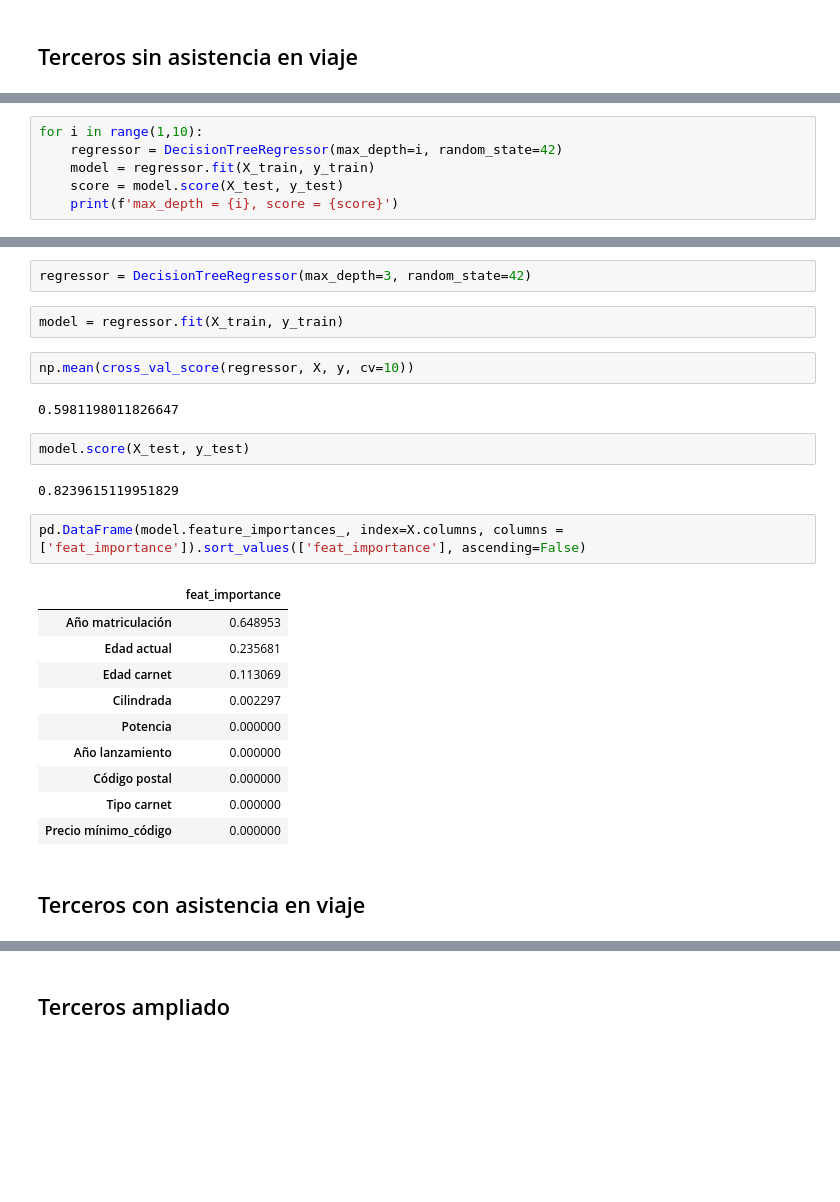
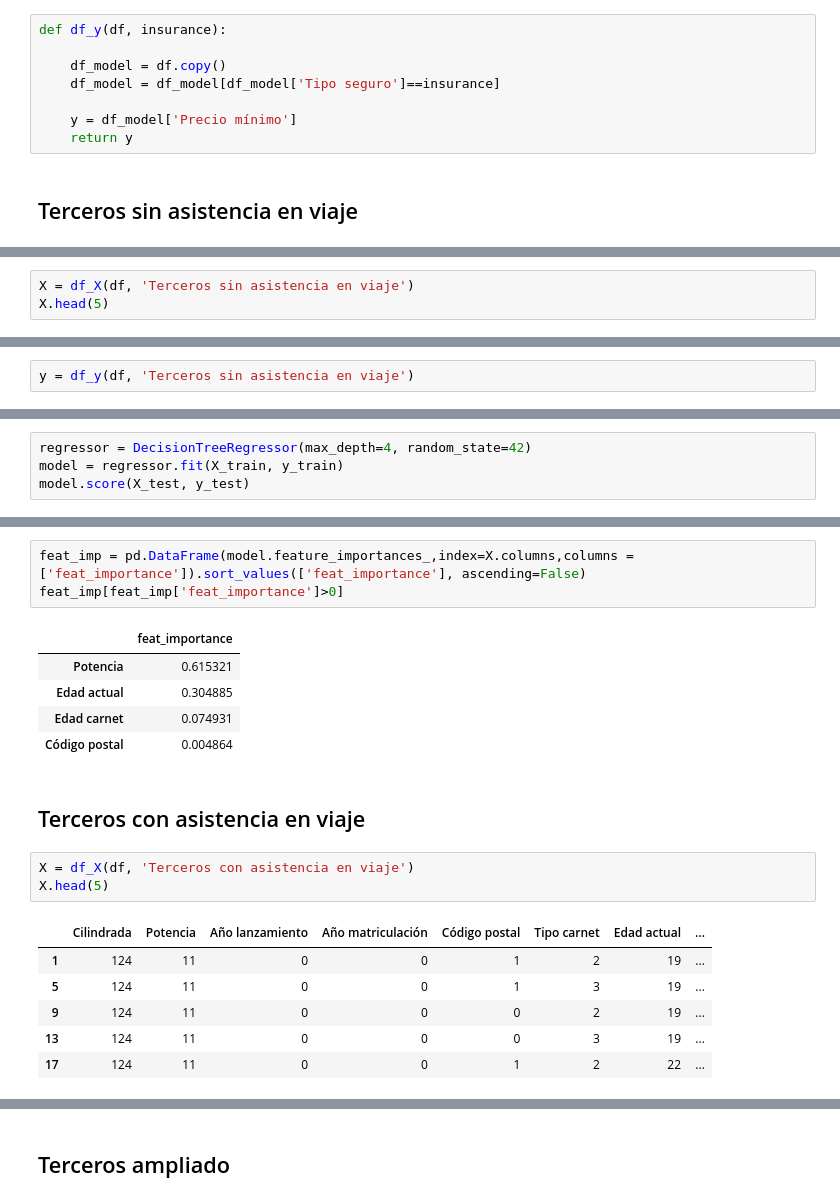
Before and after one commit to xabstep/motorbike_insurance, a Jupyter notebook: notebooks/insurance_model.ipynb, the cells around one changed output, grey strips where cells are left out. Saved outputs shown, nothing was run; the diff lists cells and outputs as text; blank space fills up the shorter version.

```diff
--- a/notebooks/insurance_model.ipynb
+++ b/notebooks/insurance_model.ipynb
@@ -263,2 +237,10 @@ memory usage: 133.2+ KB
+# %%
+def df_y(df, insurance):
+
+    df_model = df.copy()
+    df_model = df_model[df_model['Tipo seguro']==insurance]
+
+    y = df_model['Precio mínimo']
+    return y
 # %% [markdown]
 ## Terceros sin asistencia en viaje
@@ -310,0 +247,3 @@ y = df_tsav['Precio mínimo']
+# %%
+X = df_X(df, 'Terceros sin asistencia en viaje')
+X.head(5)
@@ -311 +276,3 @@ y = df_tsav['Precio mínimo']
+# %%
+y = df_y(df, 'Terceros sin asistencia en viaje')
 # %%
@@ -313,7 +295,5 @@ X_train, X_test, y_train, y_test = train_test_split(X, y, test_size=0.20)
 # %%
-for i in range(1,10):
-    regressor = DecisionTreeRegressor(max_depth=i, random_state=42)
-    model = regressor.fit(X_train, y_train)
-    score = model.score(X_test, y_test)
-    print(f'max_depth = {i}, score = {score}')
+regressor = DecisionTreeRegressor(max_depth=4, random_state=42)
+model = regressor.fit(X_train, y_train)
+model.score(X_test, y_test)
 # %% [output]
@@ -329,27 +301,21 @@ max_depth = 9, score = 0.9000273753176631
-# %%
-regressor = DecisionTreeRegressor(max_depth=3, random_state=42)
-# %%
-model = regressor.fit(X_train, y_train)
-# %%
-np.mean(cross_val_score(regressor, X, y, cv=10))
-# %% [output]
-0.5981198011826647
-# %%
-model.score(X_test, y_test)
-# %% [output]
-0.8239615119951829
 # %%
-pd.DataFrame(model.feature_importances_, index=X.columns, columns = ['feat_importance']).sort_values(['feat_importance'], ascending=False)
+feat_imp = pd.DataFrame(model.feature_importances_,index=X.columns,columns = ['feat_importance']).sort_values(['feat_importance'], ascending=False)
+feat_imp[feat_imp['feat_importance']>0]
 # %% [output]
 |  | feat_importance |
-| Año matriculación | 0.648953 |
-| Edad actual | 0.235681 |
-| Edad carnet | 0.113069 |
-| Cilindrada | 0.002297 |
-| Potencia | 0.000000 |
-| Año lanzamiento | 0.000000 |
-| Código postal | 0.000000 |
-| Tipo carnet | 0.000000 |
-| Precio mínimo_código | 0.000000 |
+| Potencia | 0.615321 |
+| Edad actual | 0.304885 |
+| Edad carnet | 0.074931 |
+| Código postal | 0.004864 |
 # %% [markdown]
 ## Terceros con asistencia en viaje
+# %%
+X = df_X(df, 'Terceros con asistencia en viaje')
+X.head(5)
+# %% [output]
+|  | Cilindrada | Potencia | Año lanzamiento | Año matriculación | Código postal | Tipo carnet | Edad actual | ... |
+| 1 | 124 | 11 | 0 | 0 | 1 | 2 | 19 | ... |
+| 5 | 124 | 11 | 0 | 0 | 1 | 3 | 19 | ... |
+| 9 | 124 | 11 | 0 | 0 | 0 | 2 | 19 | ... |
+| 13 | 124 | 11 | 0 | 0 | 0 | 3 | 19 | ... |
+| 17 | 124 | 11 | 0 | 0 | 1 | 2 | 22 | ... |
```
Also changed, not shown: parts of 68 cells of this notebook, 10 other files.
